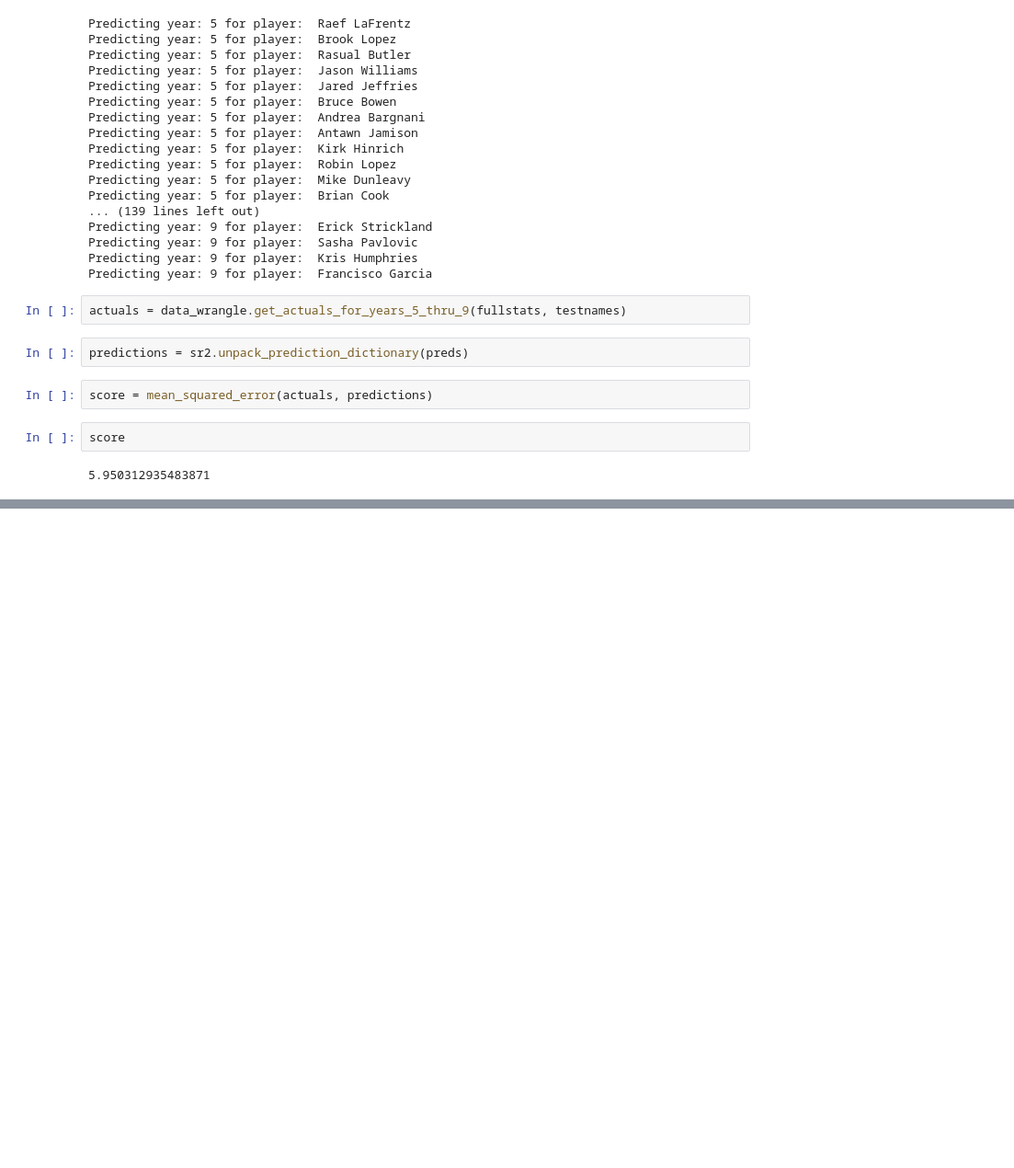
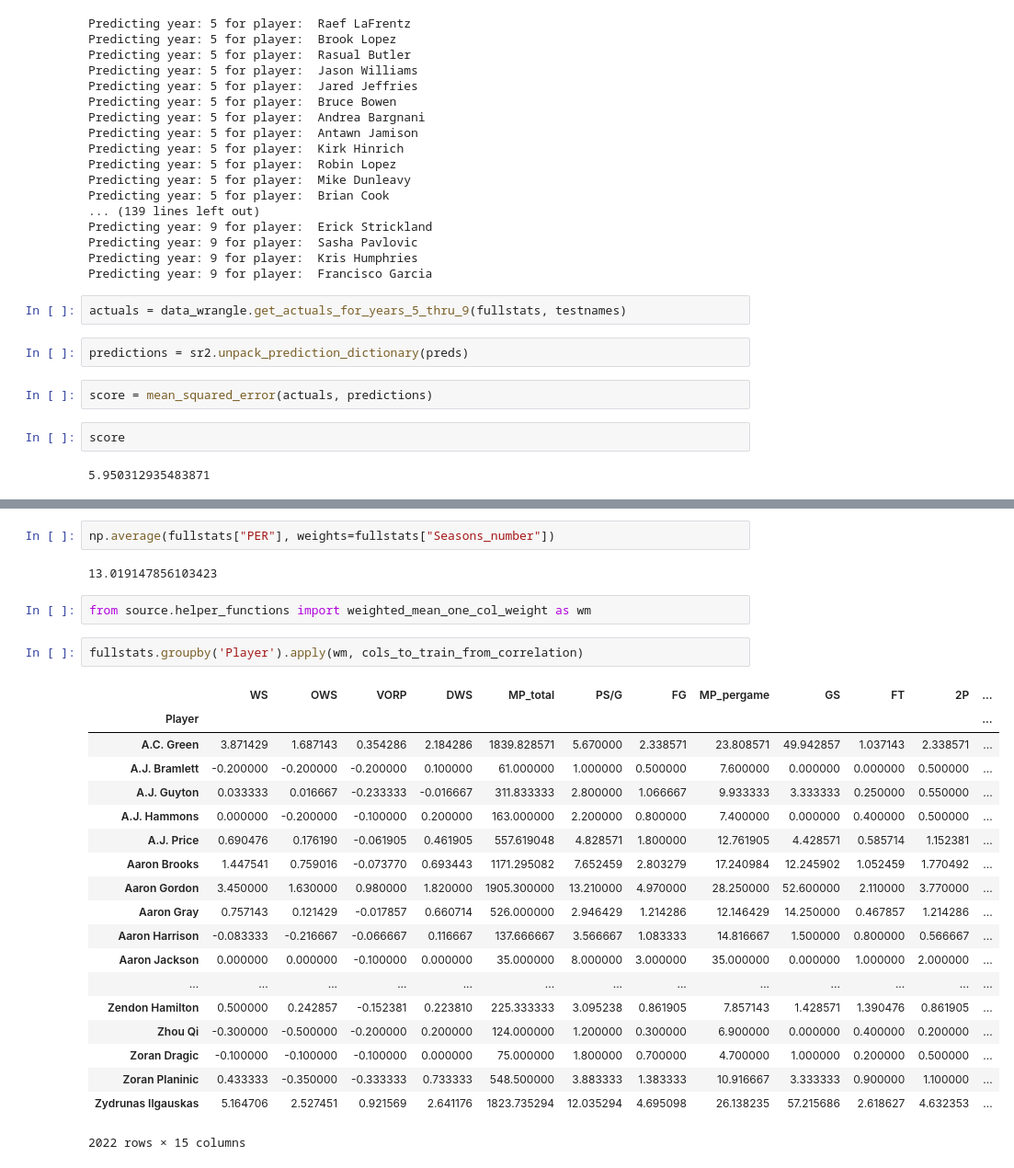
Before and after one commit to KirkAVoss/kv-capstone, a Jupyter notebook: NBAwinshare/2018.11.28_KV_Work.ipynb, the cells around one changed output, grey strips where cells are left out. Shown at 92% size. Drawn from its saved outputs; the diff is of its cells as text; blank space fills up the shorter version.

Commit message:
Added seasons_number weighted mean function

```diff
--- a/NBAwinshare/2018.11.28_KV_Work.ipynb
+++ b/NBAwinshare/2018.11.28_KV_Work.ipynb
@@ -114,0 +104,28 @@ fullstats.groupby('Player').mean().head()
+# %%
+np.average(fullstats["PER"], weights=fullstats["Seasons_number"])
+# %% [output]
+13.019147856103423
+# %%
+from source.helper_functions import weighted_mean_one_col_weight as wm
+# %%
+fullstats.groupby('Player').apply(wm, cols_to_train_from_correlation)
+# %% [output]
+|  | WS | OWS | VORP | DWS | MP_total | PS/G | FG | MP_pergame | GS | FT | 2P | ... |
+| Player |  |  |  |  |  |  |  |  |  |  |  | ... |
+| A.C. Green | 3.871429 | 1.687143 | 0.354286 | 2.184286 | 1839.828571 | 5.670000 | 2.338571 | 23.808571 | 49.942857 | 1.037143 | 2.338571 | ... |
+| A.J. Bramlett | -0.200000 | -0.200000 | -0.200000 | 0.100000 | 61.000000 | 1.000000 | 0.500000 | 7.600000 | 0.000000 | 0.000000 | 0.500000 | ... |
+| A.J. Guyton | 0.033333 | 0.016667 | -0.233333 | -0.016667 | 311.833333 | 2.800000 | 1.066667 | 9.933333 | 3.333333 | 0.250000 | 0.550000 | ... |
+| A.J. Hammons | 0.000000 | -0.200000 | -0.100000 | 0.200000 | 163.000000 | 2.200000 | 0.800000 | 7.400000 | 0.000000 | 0.400000 | 0.500000 | ... |
+| A.J. Price | 0.690476 | 0.176190 | -0.061905 | 0.461905 | 557.619048 | 4.828571 | 1.800000 | 12.761905 | 4.428571 | 0.585714 | 1.152381 | ... |
+| Aaron Brooks | 1.447541 | 0.759016 | -0.073770 | 0.693443 | 1171.295082 | 7.652459 | 2.803279 | 17.240984 | 12.245902 | 1.052459 | 1.770492 | ... |
+| Aaron Gordon | 3.450000 | 1.630000 | 0.980000 | 1.820000 | 1905.300000 | 13.210000 | 4.970000 | 28.250000 | 52.600000 | 2.110000 | 3.770000 | ... |
+| Aaron Gray | 0.757143 | 0.121429 | -0.017857 | 0.660714 | 526.000000 | 2.946429 | 1.214286 | 12.146429 | 14.250000 | 0.467857 | 1.214286 | ... |
+| Aaron Harrison | -0.083333 | -0.216667 | -0.066667 | 0.116667 | 137.666667 | 3.566667 | 1.083333 | 14.816667 | 1.500000 | 0.800000 | 0.566667 | ... |
+| Aaron Jackson | 0.000000 | 0.000000 | -0.100000 | 0.000000 | 35.000000 | 8.000000 | 3.000000 | 35.000000 | 0.000000 | 1.000000 | 2.000000 | ... |
+| ... | ... | ... | ... | ... | ... | ... | ... | ... | ... | ... | ... | ... |
+| Zendon Hamilton | 0.500000 | 0.242857 | -0.152381 | 0.223810 | 225.333333 | 3.095238 | 0.861905 | 7.857143 | 1.428571 | 1.390476 | 0.861905 | ... |
+| Zhou Qi | -0.300000 | -0.500000 | -0.200000 | 0.200000 | 124.000000 | 1.200000 | 0.300000 | 6.900000 | 0.000000 | 0.400000 | 0.200000 | ... |
+| Zoran Dragic | -0.100000 | -0.100000 | -0.100000 | 0.000000 | 75.000000 | 1.800000 | 0.700000 | 4.700000 | 1.000000 | 0.200000 | 0.500000 | ... |
+| Zoran Planinic | 0.433333 | -0.350000 | -0.333333 | 0.733333 | 548.500000 | 3.883333 | 1.383333 | 10.916667 | 3.333333 | 0.900000 | 1.100000 | ... |
+| Zydrunas Ilgauskas | 5.164706 | 2.527451 | 0.921569 | 2.641176 | 1823.735294 | 12.035294 | 4.695098 | 26.138235 | 57.215686 | 2.618627 | 4.632353 | ... |
+2022 rows × 15 columns
```
Also changed, not shown: parts of 1 cell of this notebook, 1 other file.
